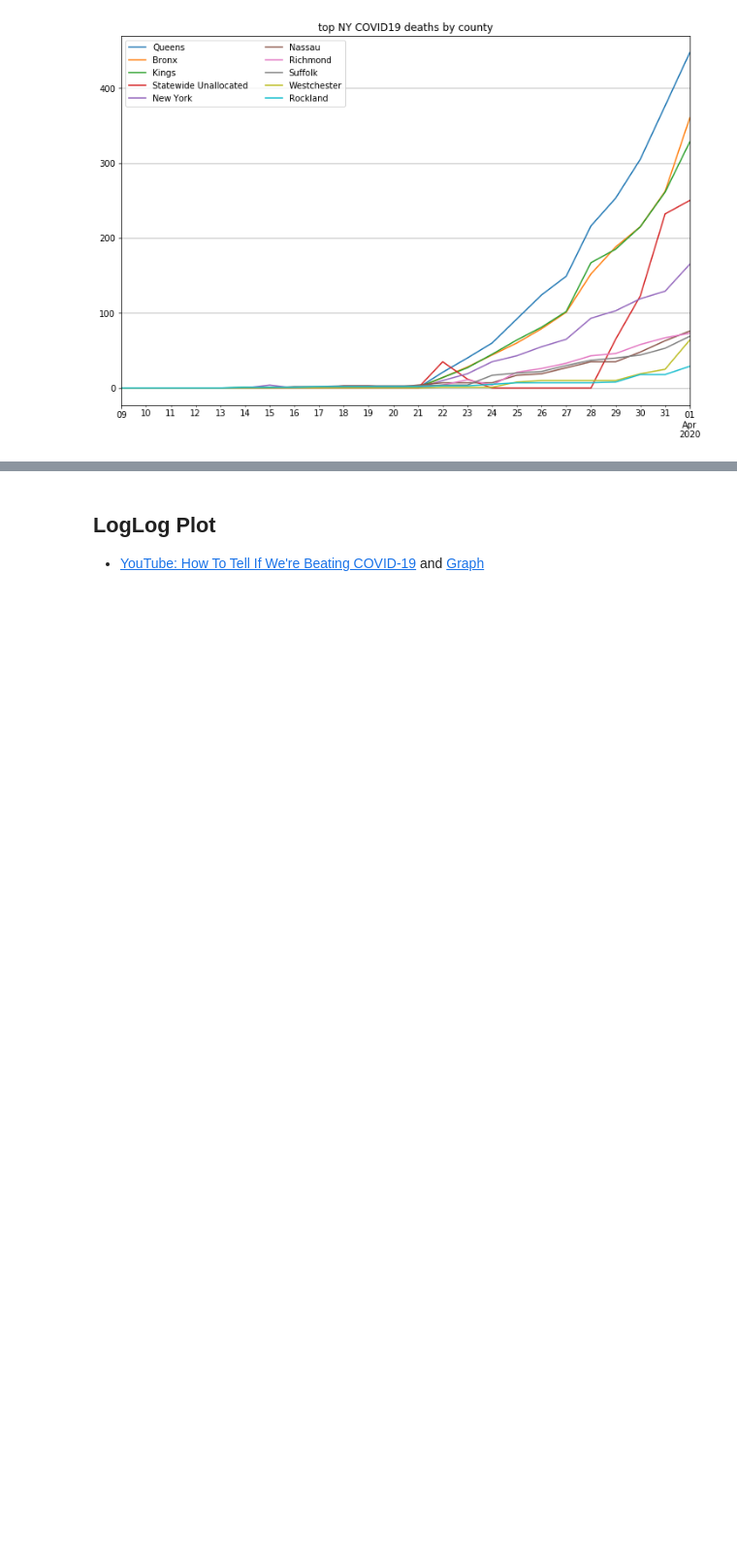
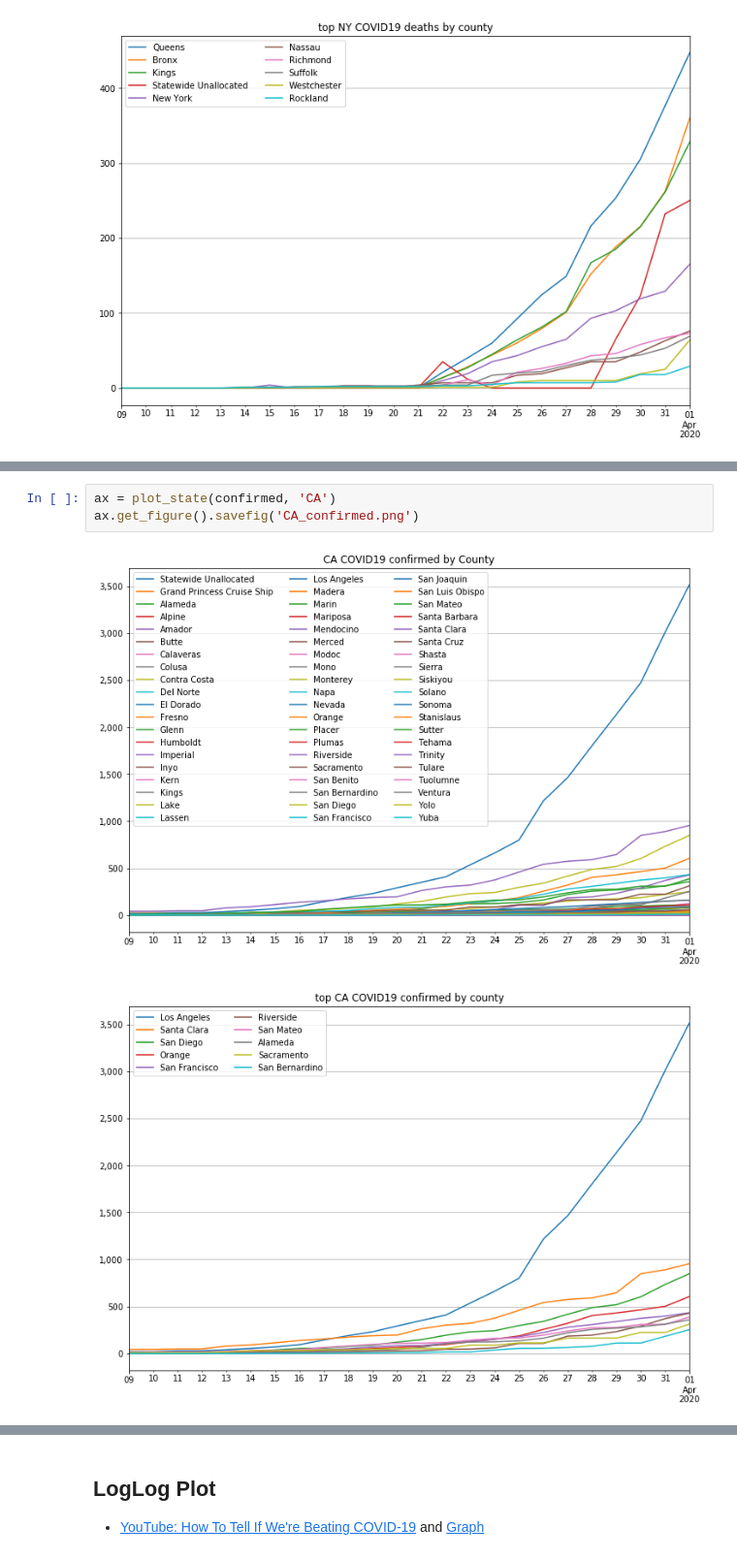
Before and after one commit to paulperry/COVID-19, a Jupyter notebook: covid19_eda.ipynb, the cells around one changed output, grey strips where cells are left out. Shown at 97% size. Cells and saved outputs as stored; diff of their text form; blank space fills up the shorter version.

```diff
--- a/covid19_eda.ipynb
+++ b/covid19_eda.ipynb
@@ -154 +153,7 @@ ax.get_figure().savefig('NY_deaths.png')
+# %%
+ax = plot_state(confirmed, 'CA')
+ax.get_figure().savefig('CA_confirmed.png')
+# %% [output]
+[figure, added]
+[figure, added]
 # %%
```
Also changed, not shown: parts of 16 cells of this notebook.
